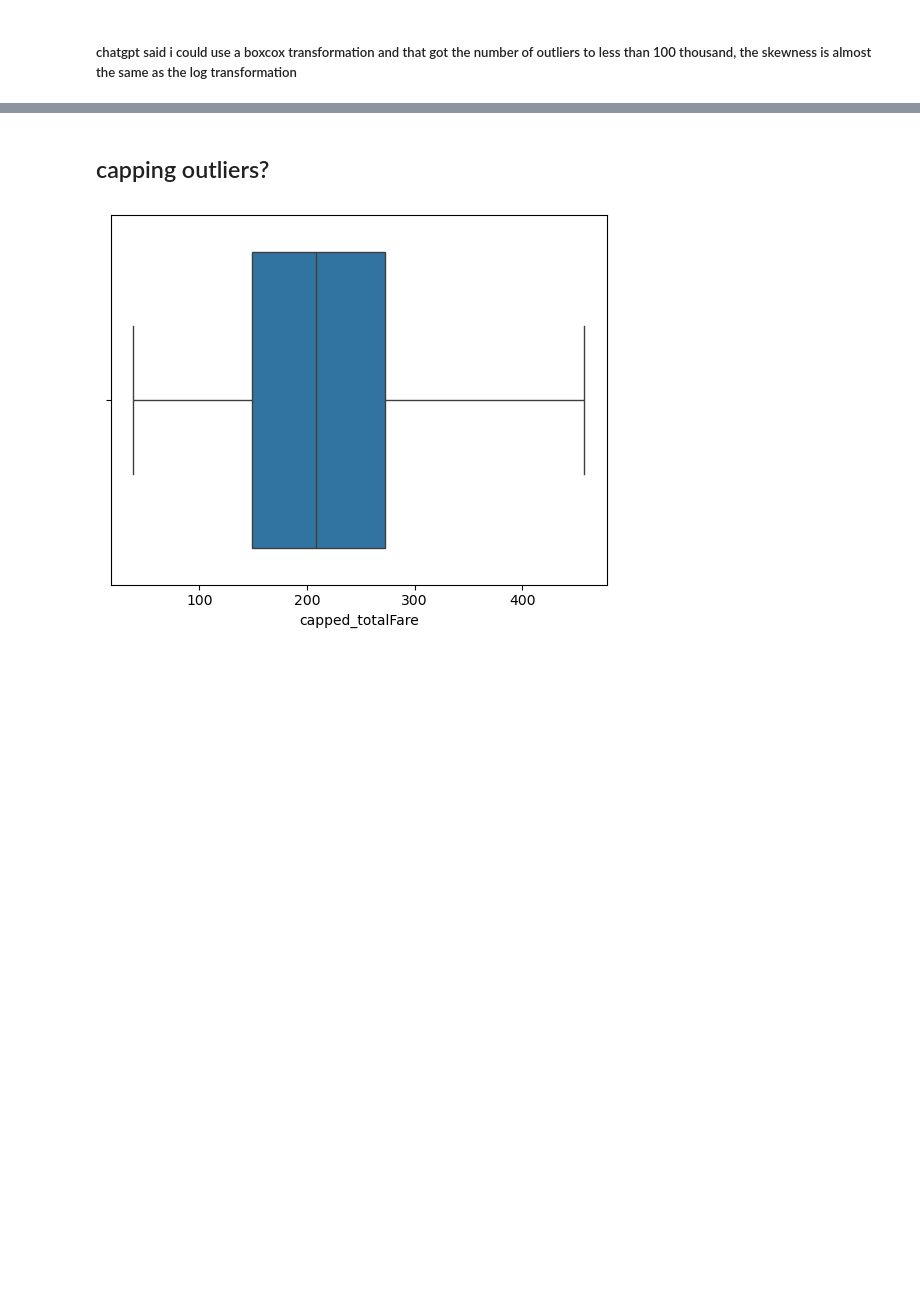
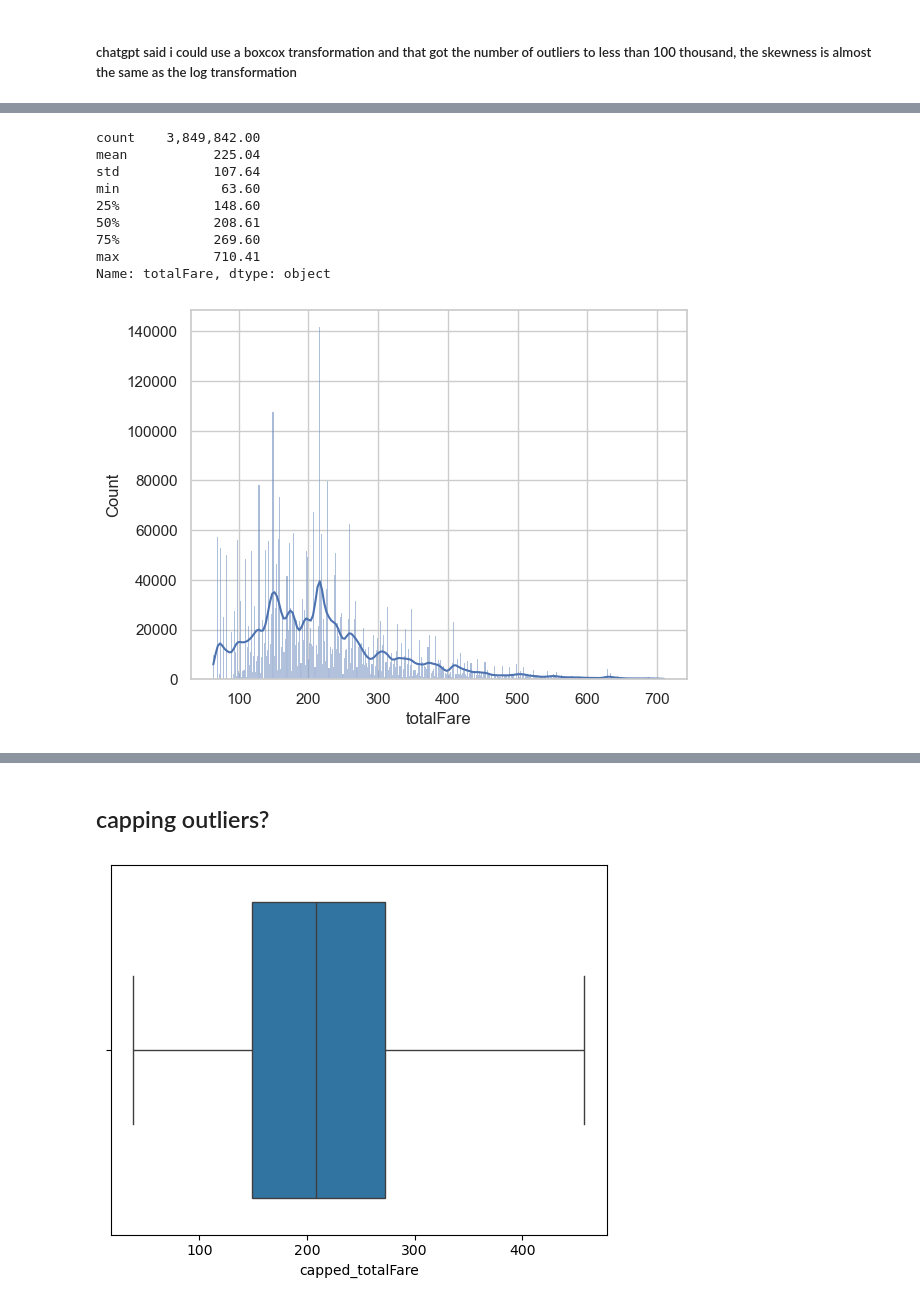
Before and after one commit to chriskuz/intro_to_python_project, a Jupyter notebook: src/IR-Plotting.ipynb, the cells around one changed output, grey strips where cells are left out. Drawn from its saved outputs; the diff is of its cells as text; code cells hidden in the pictures; blank space fills up the shorter version.

```diff
--- a/src/IR-Plotting.ipynb
+++ b/src/IR-Plotting.ipynb
@@ -180,0 +201,14 @@ Name: boxcox_totalFare, dtype: object
+# %%
+sns.histplot(jetblue_NY_non_outliers['totalFare'],kde=True)
+jetblue_NY_non_outliers['totalFare'].describe().apply(lambda x: f'{x:,.2f}')
+# %% [output]
+count    3,849,842.00
+mean           225.04
+std            107.64
+min             63.60
+25%            148.60
+50%            208.61
+75%            269.60
+max            710.41
+Name: totalFare, dtype: object
+[figure, added]
```
Also changed, not shown: parts of 12 cells of this notebook.
